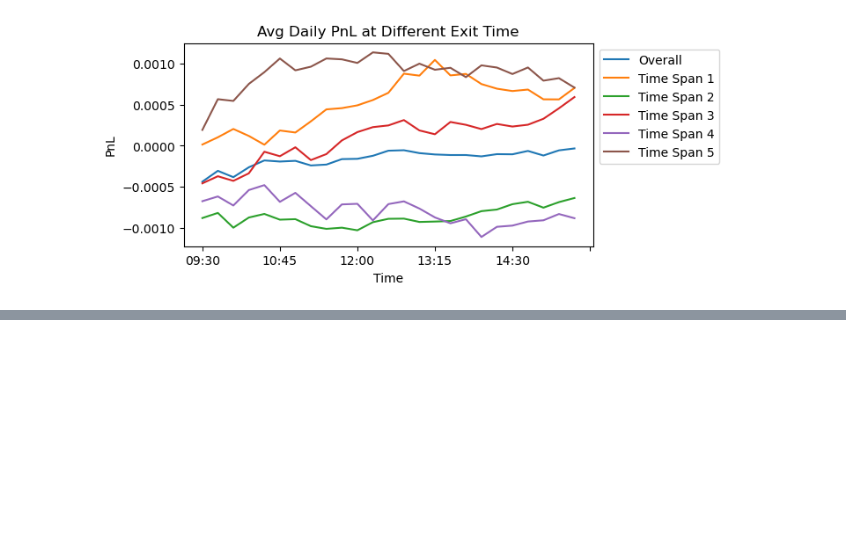
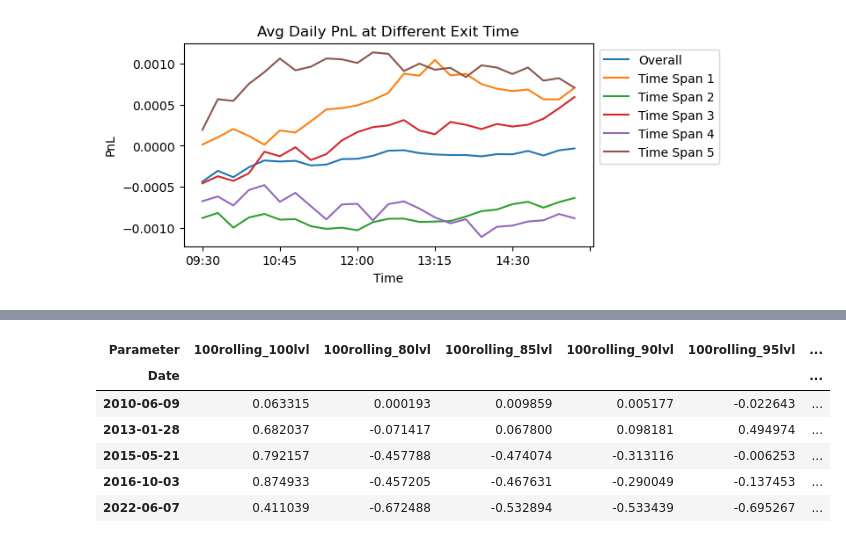
Before and after one commit to shaoyuliu98/Quantitative-Research, a Jupyter notebook: Gap Trading Intraday Return Analysis.ipynb, the cells around one changed output, grey strips where cells are left out. Cells and saved outputs as stored; diff of their text form; code cells hidden in the pictures; blank space fills up the shorter version.

```diff
--- a/Gap Trading Intraday Return Analysis.ipynb
+++ b/Gap Trading Intraday Return Analysis.ipynb
@@ -270,0 +293,17 @@ plt.show()
+# %%
+close_pnl_all_param = pnl_all_df.loc[pnl_all_df['Time']=='15:30'
+              ].groupby(['Parameter','Date'])['Strat_Pnl'
+                                             ].mean().groupby('Parameter'
+                                                             ).cumsum().reset_index().pivot_table(index='Date',
+                                                                                                  columns='Parameter',
+                                                                                                  values='Strat_Pnl')
+close_pnl_all_param.fillna(method='ffill',inplace=True)
+close_pnl_all_param.sample(5).sort_index()
+# %% [output]
+| Parameter | 100rolling_100lvl | 100rolling_80lvl | 100rolling_85lvl | 100rolling_90lvl | 100rolling_95lvl | ... |
+| Date |  |  |  |  |  | ... |
+| 2010-06-09 | 0.063315 | 0.000193 | 0.009859 | 0.005177 | -0.022643 | ... |
+| 2013-01-28 | 0.682037 | -0.071417 | 0.067800 | 0.098181 | 0.494974 | ... |
+| 2015-05-21 | 0.792157 | -0.457788 | -0.474074 | -0.313116 | -0.006253 | ... |
+| 2016-10-03 | 0.874933 | -0.457205 | -0.467631 | -0.290049 | -0.137453 | ... |
+| 2022-06-07 | 0.411039 | -0.672488 | -0.532894 | -0.533439 | -0.695267 | ... |
```
Also changed, not shown: parts of 16 cells of this notebook.
